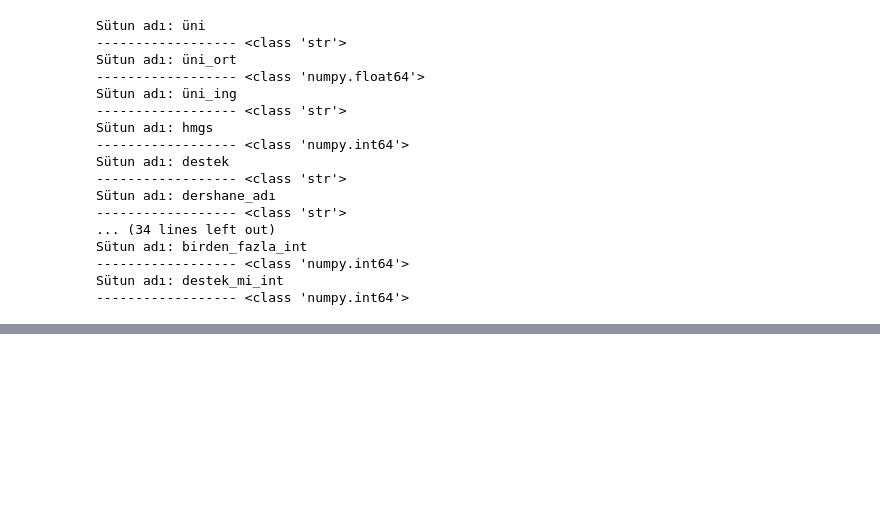
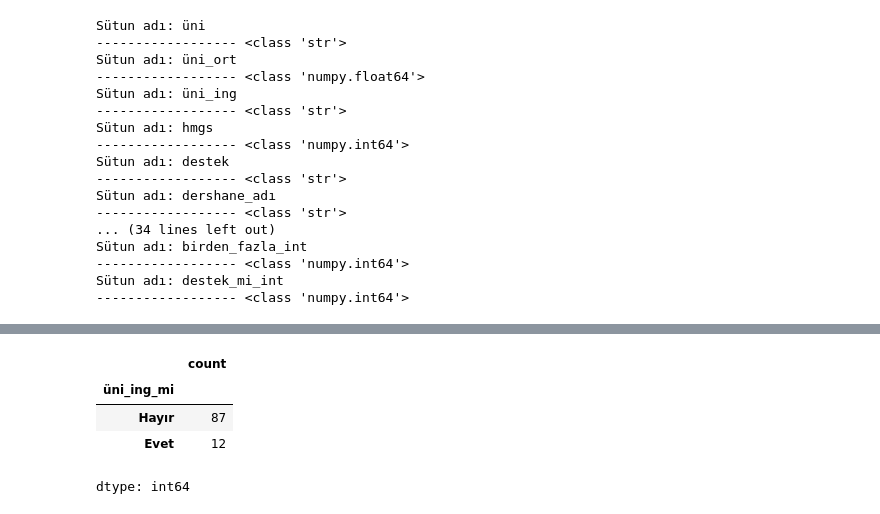
Before and after one commit to kemaldoguoktay/hmgs-analiz, a Jupyter notebook: hmgs.ipynb, the cells around one changed output, grey strips where cells are left out. Cells and saved outputs as stored; diff of their text form; code cells hidden in the pictures; blank space fills up the shorter version.

```diff
--- a/hmgs.ipynb
+++ b/hmgs.ipynb
@@ -1211,0 +1343,8 @@ Sütun adı: destek_mi_int
+# %%
+df.üni_ing_mi.value_counts()
+# %% [output]
+|  | count |
+| üni_ing_mi |  |
+| Hayır | 87 |
+| Evet | 12 |
+dtype: int64
```
Also changed, not shown: parts of 59 cells of this notebook.
